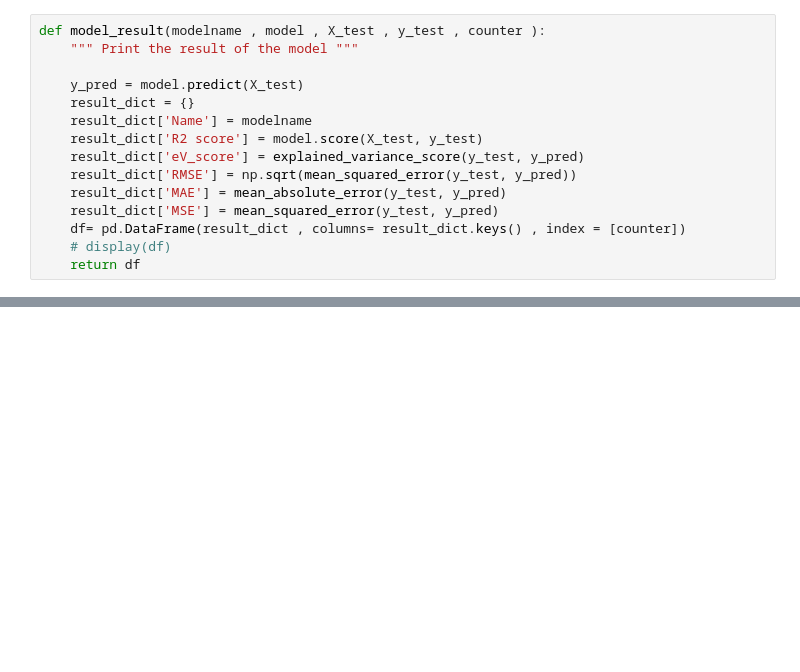
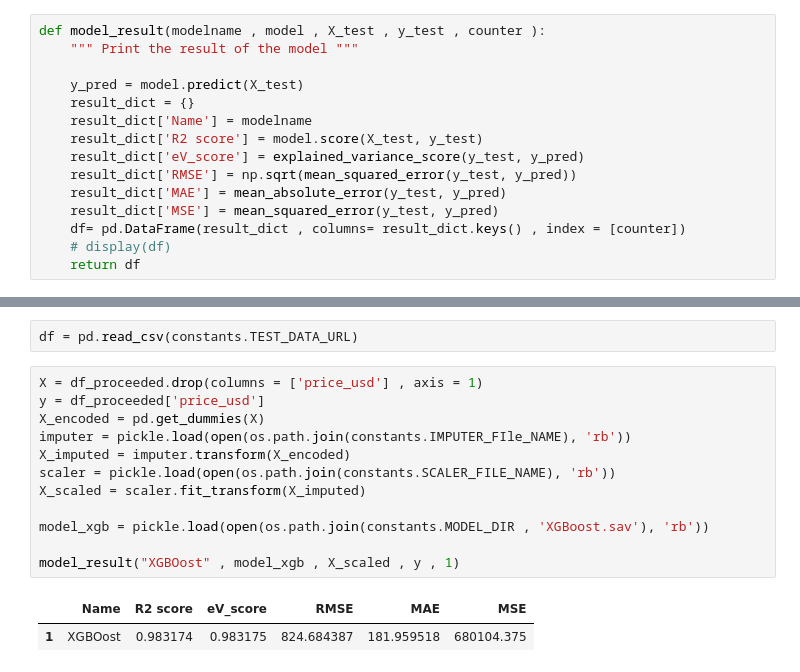
Before and after one commit to pk1308/Second-Hand-Car-Price-prediction, a Jupyter notebook: EDA.ipynb, the cells around one changed output, grey strips where cells are left out. Drawn from its saved outputs; the diff is of its cells as text; blank space fills up the shorter version.

```diff
--- a/EDA.ipynb
+++ b/EDA.ipynb
@@ -695,0 +659,17 @@ Stack trace:
+# %%
+df = pd.read_csv(constants.TEST_DATA_URL)
+# %%
+X = df_proceeded.drop(columns = ['price_usd'] , axis = 1)
+y = df_proceeded['price_usd']
+X_encoded = pd.get_dummies(X)
+imputer = pickle.load(open(os.path.join(constants.IMPUTER_FIle_NAME), 'rb'))
+X_imputed = imputer.transform(X_encoded)
+scaler = pickle.load(open(os.path.join(constants.SCALER_FILE_NAME), 'rb'))
+X_scaled = scaler.fit_transform(X_imputed)
+
+model_xgb = pickle.load(open(os.path.join(constants.MODEL_DIR , 'XGBoost.sav'), 'rb'))
+
+model_result("XGBOost" , model_xgb , X_scaled , y , 1)
+# %% [output]
+|  | Name | R2 score | eV_score | RMSE | MAE | MSE |
+| 1 | XGBOost | 0.983174 | 0.983175 | 824.684387 | 181.959518 | 680104.375 |
```
Also changed, not shown: parts of 11 cells of this notebook, 10 other files.
